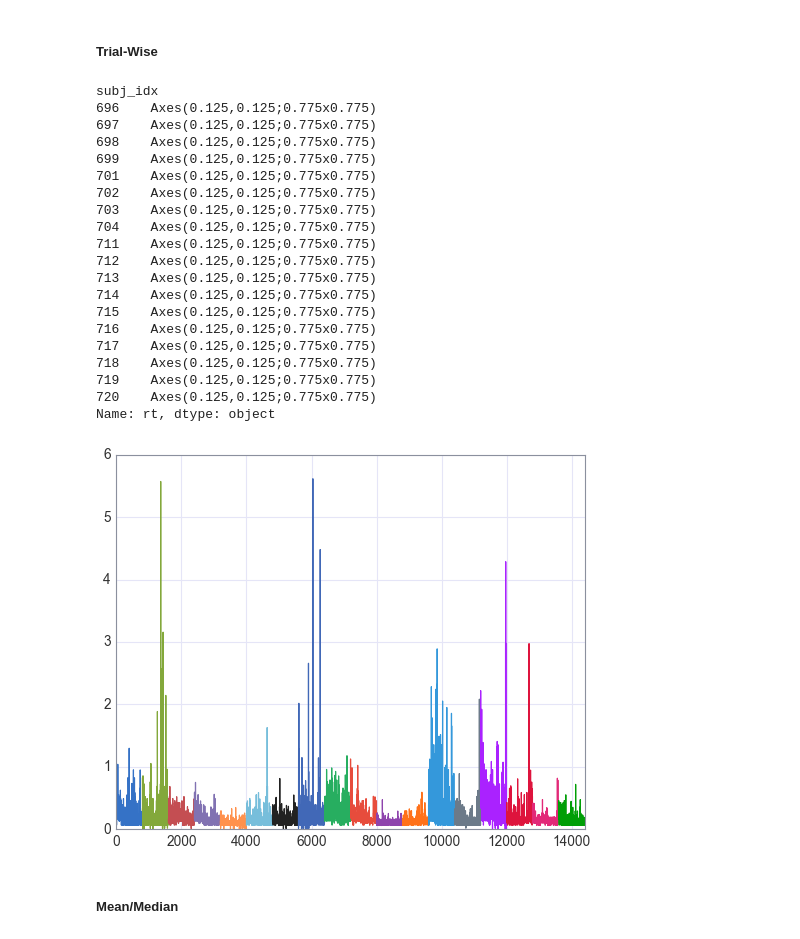
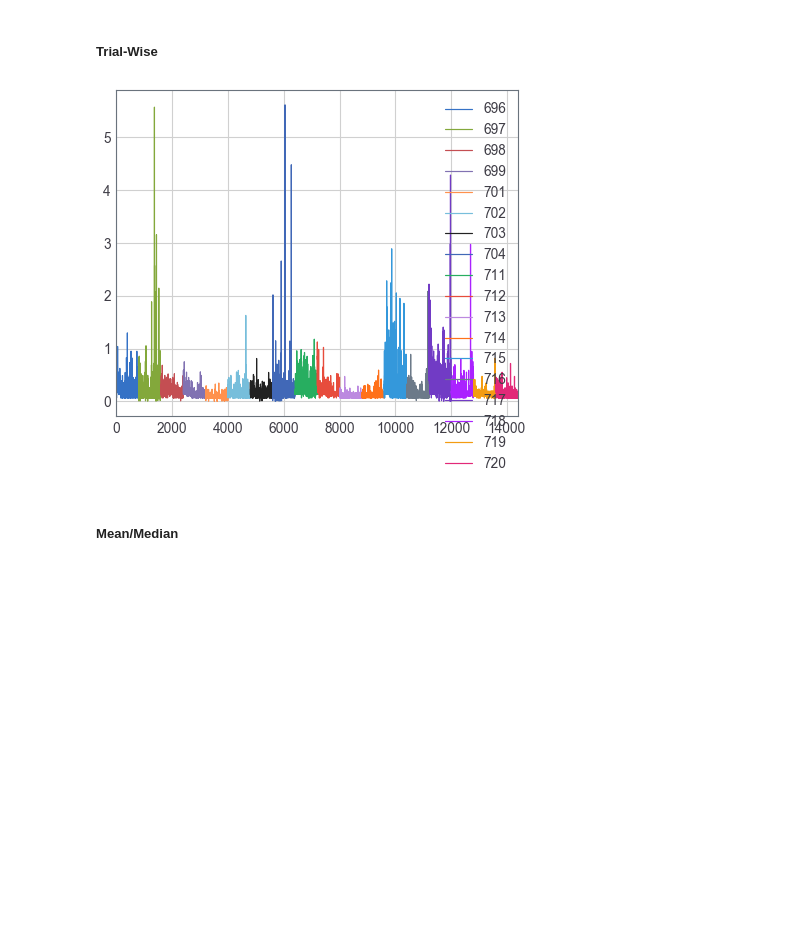
Before and after one commit to CoAxLab/Net_Worth, a Jupyter notebook: Analyses/Figures/BehResults/BehDataProcessing.ipynb, the cells around one changed output. Saved outputs shown, nothing was run; the diff lists cells and outputs as text; code cells hidden in the pictures; blank space fills up the shorter version.

Commit message:
Finished beh data processing nb visuals
individual subject data cleaned & filtered.

```diff
--- a/Analyses/Figures/BehResults/BehDataProcessing.ipynb
+++ b/Analyses/Figures/BehResults/BehDataProcessing.ipynb
@@ -31,7 +31,7 @@ jtplot.figsize(6, 6, 1.2)
 # %% [markdown]
 ## Import Data
 # %%
-data_path = 'D:/Rory/CoAx/Git/Pub_Code_master/Data/' # Define the path to the behavioral data
+data_path = 'C:/Users/Alex Asturias/Documents/GitHub/Net_Worth/Data/' # Define the path to the behavioral data
 data1 = pd.read_csv(data_path + 'exp1data.csv')
 data2 = pd.read_csv(data_path + 'exp2data.csv')
 data3 = pd.read_csv(data_path + 'exp3data.csv')
@@ -175,29 +263,10 @@ data3.head(5)
 # %%
 fig,ax = plt.subplots()
 data3.groupby('subj_idx').rt.plot();
+plt.legend();
 # We see a couple of very slow RT's (on the order of seconds), but nothing alarming
 # %% [output]
-subj_idx
-696    Axes(0.125,0.125;0.775x0.775)
-697    Axes(0.125,0.125;0.775x0.775)
-698    Axes(0.125,0.125;0.775x0.775)
-699    Axes(0.125,0.125;0.775x0.775)
-701    Axes(0.125,0.125;0.775x0.775)
-702    Axes(0.125,0.125;0.775x0.775)
-703    Axes(0.125,0.125;0.775x0.775)
-704    Axes(0.125,0.125;0.775x0.775)
-711    Axes(0.125,0.125;0.775x0.775)
-712    Axes(0.125,0.125;0.775x0.775)
-713    Axes(0.125,0.125;0.775x0.775)
-714    Axes(0.125,0.125;0.775x0.775)
-715    Axes(0.125,0.125;0.775x0.775)
-716    Axes(0.125,0.125;0.775x0.775)
-717    Axes(0.125,0.125;0.775x0.775)
-718    Axes(0.125,0.125;0.775x0.775)
-719    Axes(0.125,0.125;0.775x0.775)
-720    Axes(0.125,0.125;0.775x0.775)
-Name: rt, dtype: object
-[figure, old version]
+[figure, new version]
 # %% [markdown]
 ##### Mean/Median
 # %%
```
Also changed, not shown: parts of 26 cells of this notebook.
